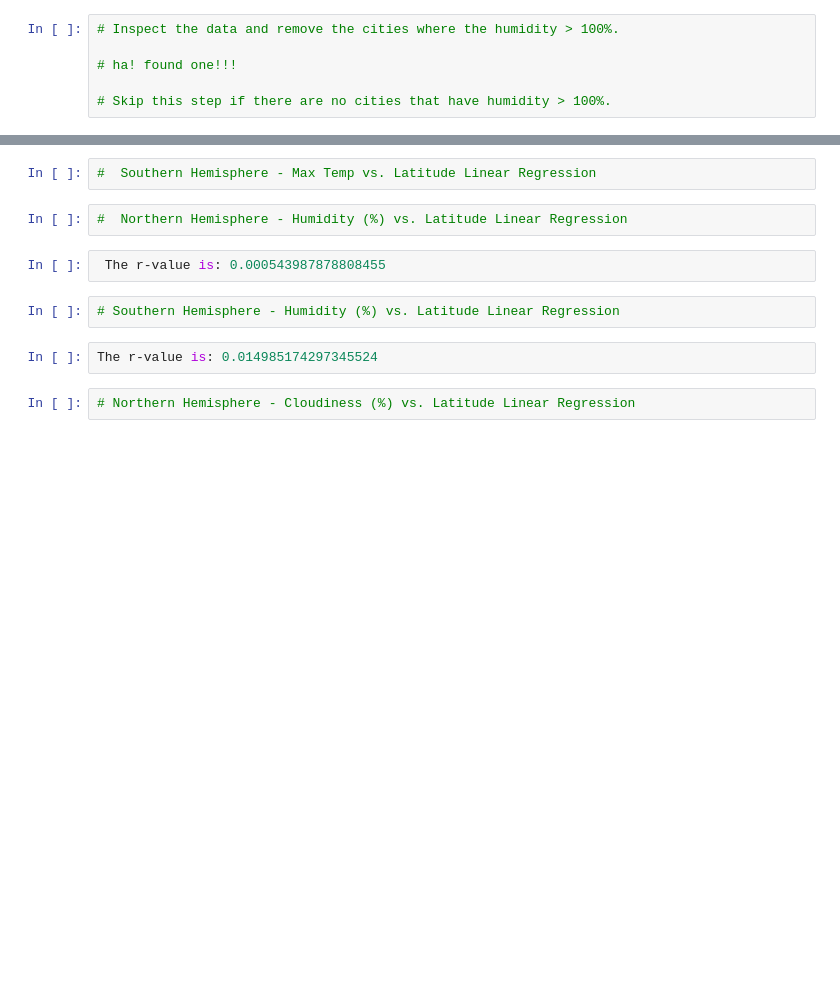
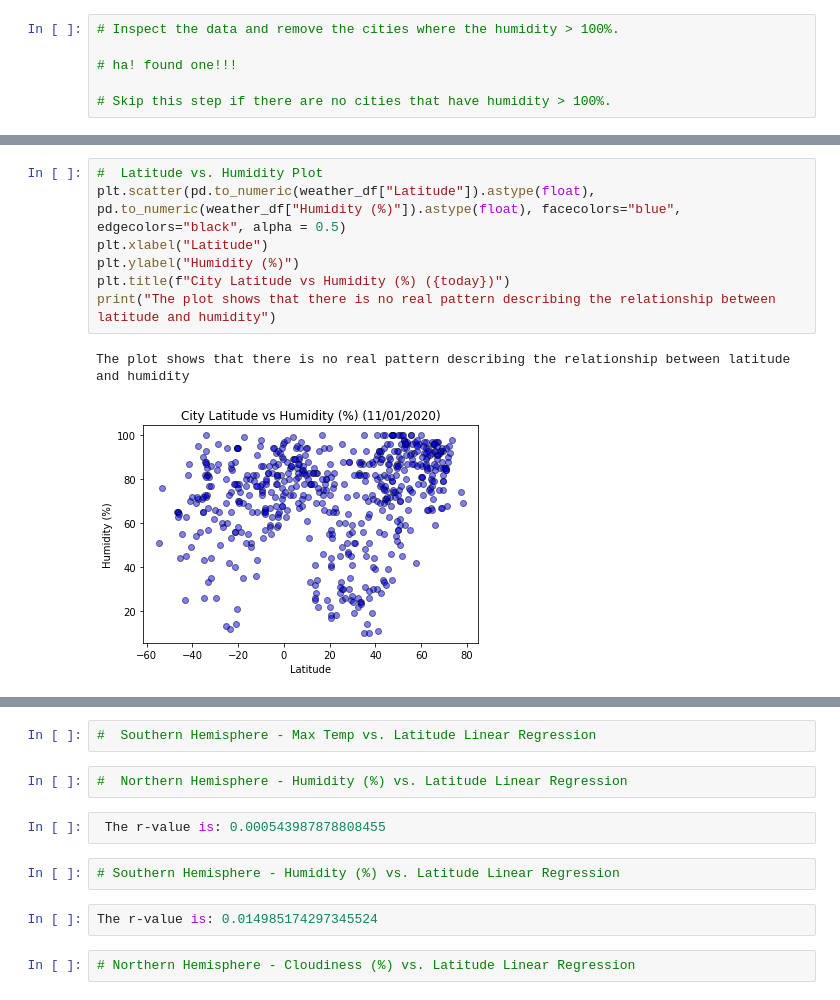
Before and after one commit to vinnie3030/Python-API-Homework, a Jupyter notebook: WeatherPy.ipynb, the cells around one changed output, grey strips where cells are left out. Saved outputs shown, nothing was run; the diff lists cells and outputs as text; blank space fills up the shorter version.

```diff
--- a/WeatherPy.ipynb
+++ b/WeatherPy.ipynb
@@ -180,0 +195,10 @@ sns.set()
+# %%
+#  Latitude vs. Humidity Plot
+plt.scatter(pd.to_numeric(weather_df["Latitude"]).astype(float), pd.to_numeric(weather_df["Humidity (%)"]).astype(float), facecolors="blue", edgecolors="black", alpha = 0.5)
+plt.xlabel("Latitude")
+plt.ylabel("Humidity (%)")
+plt.title(f"City Latitude vs Humidity (%) ({today})")
+print("The plot shows that there is no real pattern describing the relationship between latitude and humidity")
+# %% [output]
+The plot shows that there is no real pattern describing the relationship between latitude and humidity
+[figure, added]
```
Also changed, not shown: parts of 22 cells of this notebook, 5 other files.
